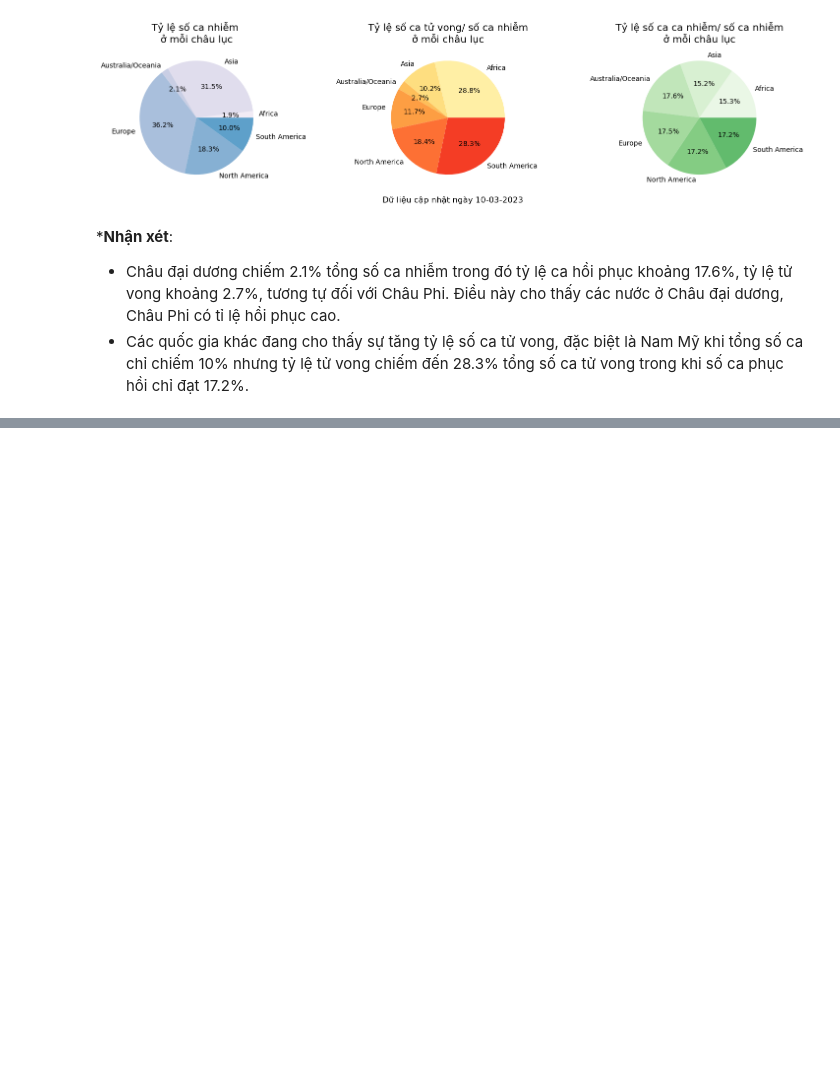
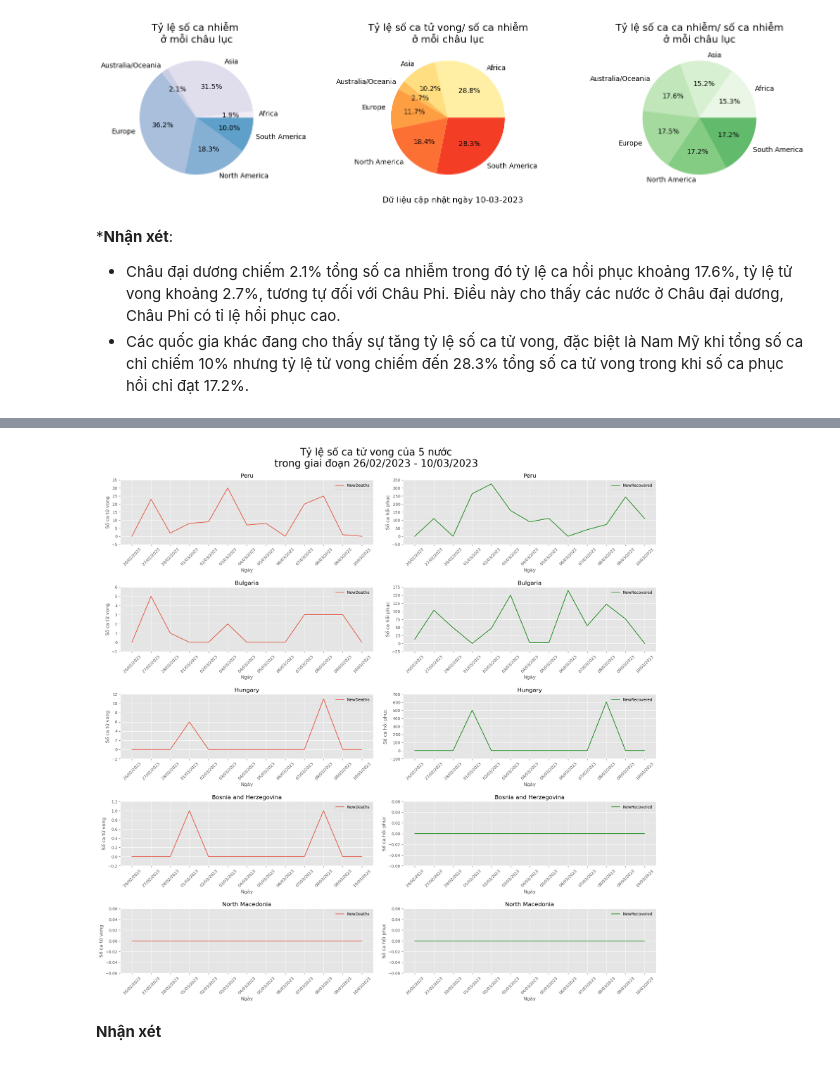
Before and after one commit to vntan/Covid-19-Analysis, a Jupyter notebook: Lab01.ipynb, the cells around one changed output, grey strips where cells are left out. Cells and saved outputs as stored; diff of their text form; code cells hidden in the pictures; blank space fills up the shorter version.

```diff
--- a/Lab01.ipynb
+++ b/Lab01.ipynb
@@ -358,0 +408,30 @@ fig.tight_layout()
+# %%
+trend_top_5_countries_death_df = top_5_countries_death_df.groupby(['Country,Other', 'DateCollected']).sum(numeric_only=True)
+fig, axes = plt.subplots(5, 2, figsize=(20,20))
+
+for i, country in enumerate(top_5_countries_death):
+    sns.lineplot(data=trend_top_5_countries_death_df.loc[country], x='DateCollected', y='NewDeaths', legend=True, ax=axes[i, 0])
+    sns.lineplot(data=trend_top_5_countries_death_df.loc[country], x='DateCollected', y='NewRecovered', ax=axes[i, 1], legend=True, color='g')
+    axes[i, 0].set_title(f'{country}')
+    axes[i, 0].set_ylabel('Số ca tử vong')
+    axes[i, 0].set_xlabel('Ngày')
+    axes[i, 0].set_yticks(axes[i, 0].get_yticks())
+    axes[i, 0].set_xticks(trend_top_5_countries_death_df.loc[country].index, trend_top_5_countries_death_df.loc[country].index.to_series().dt.strftime('%d/%m/%Y') ,rotation=45)
+    axes[i, 0].legend(['NewDeaths'])
+
+    axes[i, 1].set_ylabel('Số ca hồi phục')
+    axes[i, 1].set_title(f'{country}')
+    axes[i, 1].set_xlabel('Ngày')
+    axes[i, 1].set_yticks(axes[i, 1].get_yticks())
+    axes[i, 1].set_xticks(trend_top_5_countries_death_df.loc[country].index, trend_top_5_countries_death_df.loc[country].index.to_series().dt.strftime('%d/%m/%Y') ,rotation=45)
+    axes[i, 1].legend(['NewRecovered'])
+
+oldest_day = top_5_countries_death_df["DateCollected"].min()
+newest_day = top_5_countries_death_df["DateCollected"].max()
+
+fig.suptitle(f"Tỷ lệ số ca tử vong của 5 nước \ntrong giai đoạn {oldest_day.strftime('%d/%m/%Y')} - {newest_day.strftime('%d/%m/%Y')} ", size=25)
+fig.tight_layout(pad=2)
+# %% [output]
+[figure, added]
+# %% [markdown]
+**Nhận xét**
```
Also changed, not shown: parts of 13 cells of this notebook.
